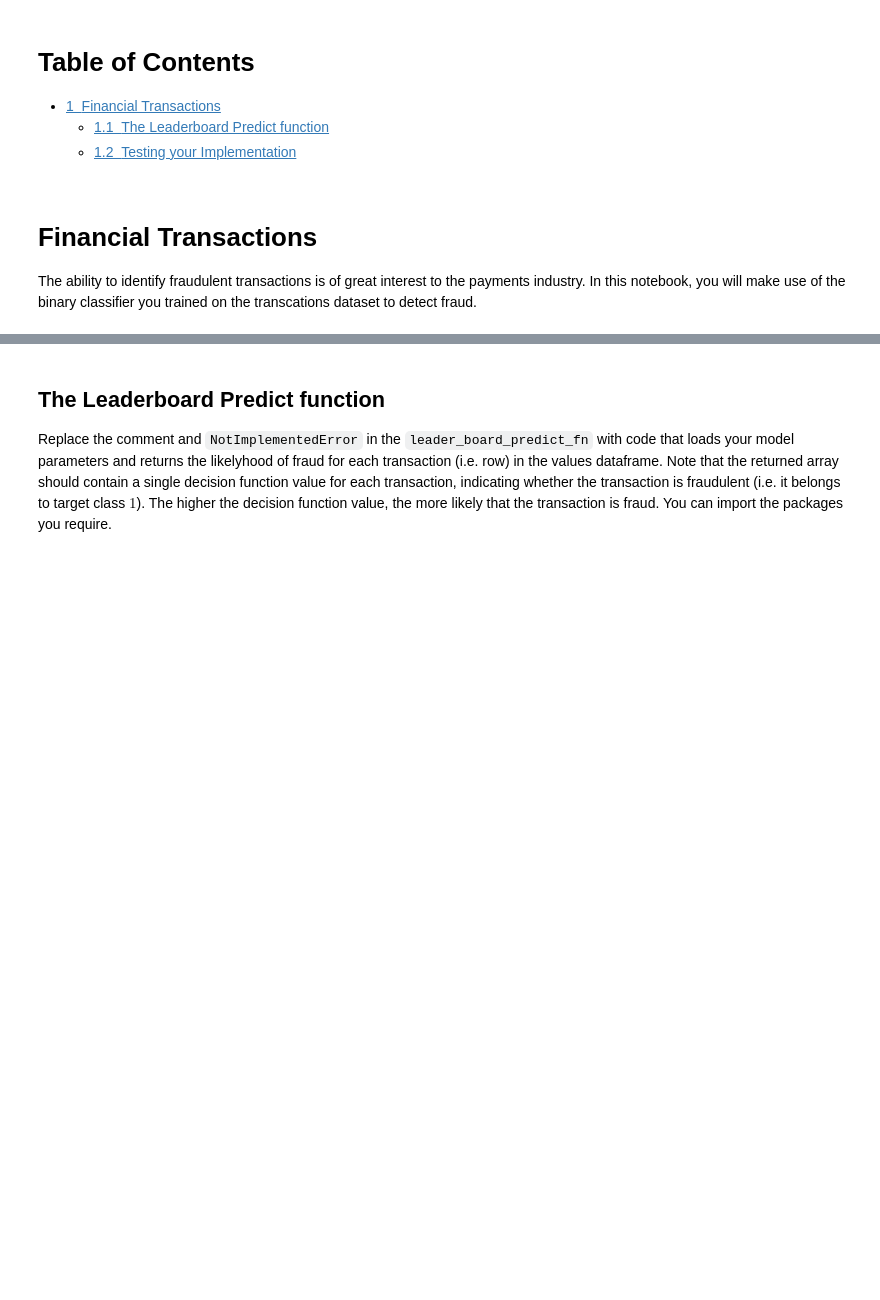
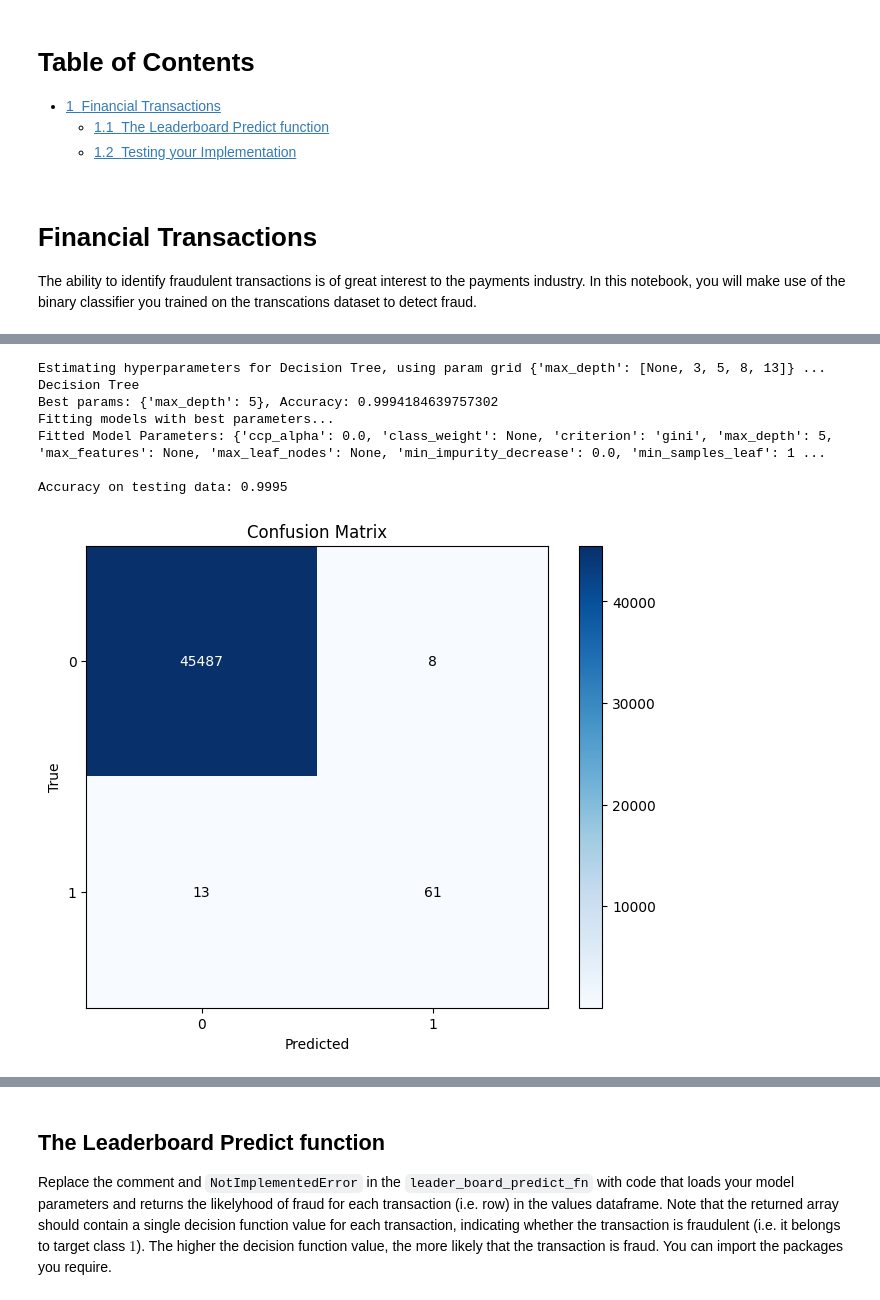
Before and after one commit to jonaserhart/ml_project, a Jupyter notebook: transactions.ipynb, the cells around one changed output, grey strips where cells are left out. Cells and saved outputs as stored; diff of their text form; code cells hidden in the pictures; blank space fills up the shorter version.

```diff
--- a/transactions.ipynb
+++ b/transactions.ipynb
@@ -18,0 +167,15 @@ y_train = train_data["Class"]
+# %%
+# Train desicion tree
+d_n, d_m, d_p_g = des_tree
+des_tree_acc, des_tree_cm = train_model(d_n, d_m, d_p_g)
+
+model_scores.append((d_n, des_tree_acc, des_tree_cm))
+# %% [output]
+Estimating hyperparameters for Decision Tree, using param grid {'max_depth': [None, 3, 5, 8, 13]} ...
+Decision Tree
+Best params: {'max_depth': 5}, Accuracy: 0.9994184639757302
+Fitting models with best parameters...
+Fitted Model Parameters: {'ccp_alpha': 0.0, 'class_weight': None, 'criterion': 'gini', 'max_depth': 5, 'max_features': None, 'max_leaf_nodes': None, 'min_impurity_decrease': 0.0, 'min_samples_leaf': 1 ...
+
+Accuracy on testing data: 0.9995
+[figure, added]
```
Also changed, not shown: parts of 14 cells of this notebook, 2 other files.
